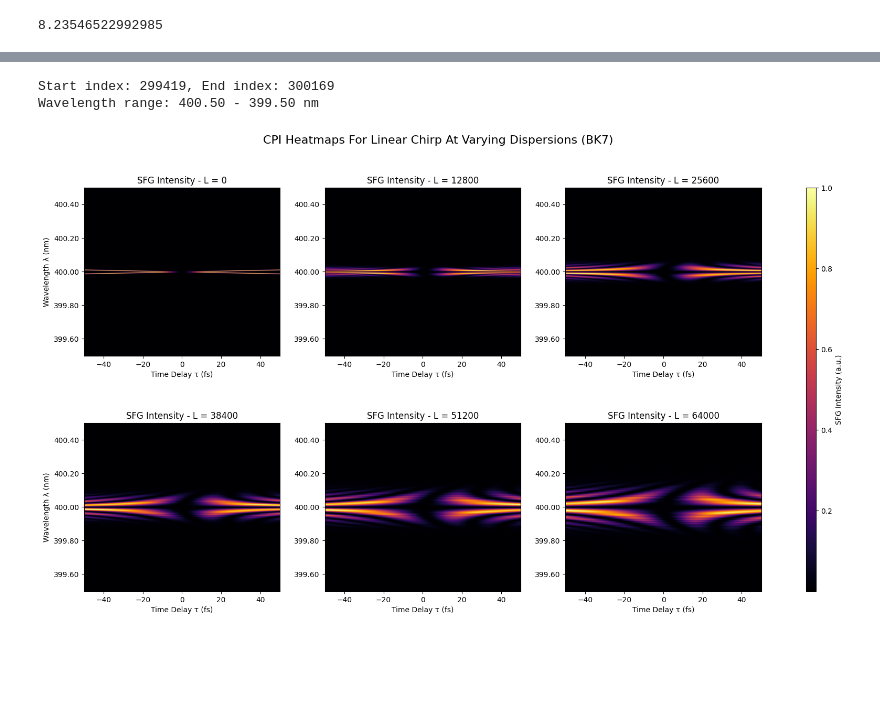
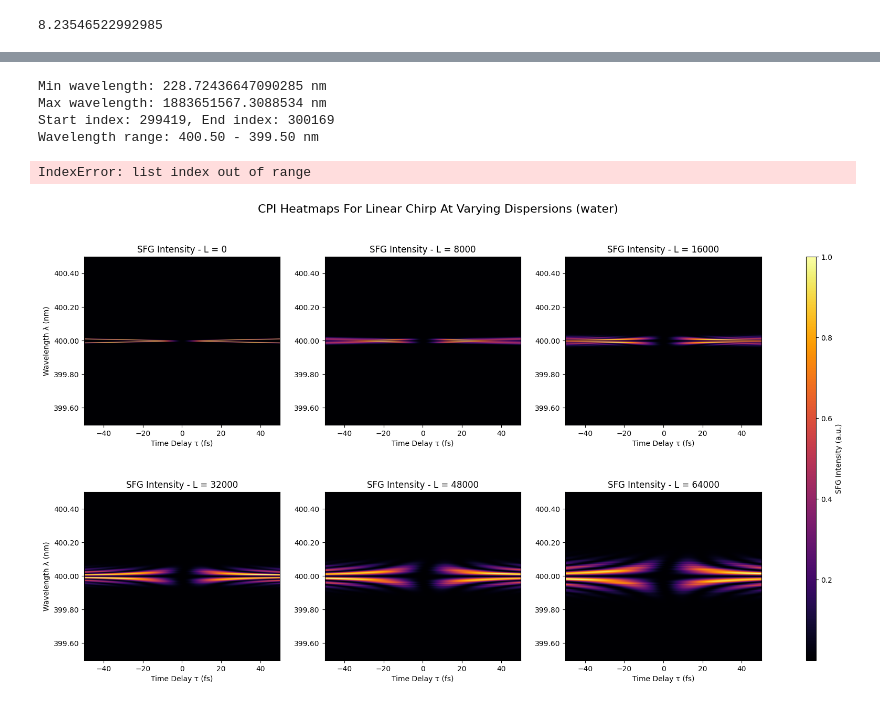
Before and after one commit to unaa-r/CPI_Project, a Jupyter notebook: updated_phi.ipynb, the cells around one changed output, grey strips where cells are left out. Cells and saved outputs as stored; diff of their text form; code cells hidden in the pictures; blank space fills up the shorter version.

Commit message:
fixd water

```diff
--- a/updated_phi.ipynb
+++ b/updated_phi.ipynb
@@ -103,7 +103,6 @@ def Esampler(Ec, Ea, phi):
     return (Ec - Ea)*np.exp(1j*phi)
 
 #need to calculate these in frequency domain, then ifft into time domain
-
 taus = np.arange(-25, 25 + 0.5, 0.5)
 #taus = np.arange(0, 200 + 0.5, 0.5)
 
@@ -111,16 +110,15 @@ def CPI(Ec, Ea, ws, taus, phi):
     Esamp_w = Esampler(Ec, Ea, phi)
     Esamp_t = np.conj(ifft(np.conj(Esamp_w), norm = 'ortho'))
 
-    SFG_data = []
+    SFG_data = np.empty((len(taus), len(ws)))
 
-    for tau in taus:
+    for i, tau in enumerate(taus):
         Eref_w = Ereffer(Ec, Ea, ws, tau)
         Esfg_t = np.conj(ifft(np.conj(Eref_w), norm = 'ortho'))*Esamp_t
         Esfg_w = np.conj(fft(np.conj(Esfg_t), norm = 'ortho'))
         Isfg_w = np.abs(Esfg_w)**2
-        SFG_data.append(Isfg_w)
+        SFG_data[i, :] = Isfg_w
 
-    SFG_data = np.array(SFG_data)
     return SFG_data
 # %%
 '''
@@ -169,7 +218,12 @@ start = 299753
 end = 299833
 
 # --- Generate wavelength axis ---
-wavelengths = 2 * np.pi * c * 1e9 / (ws * 1e15)
+#wavelengths = 2 * np.pi * c * 1e9 / (ws * 1e15)
+c_fs_nm = 299792458 * 1e9 / 1e15  # ≈ 0.299792458 nm/fs
+wavelengths = 2 * np.pi * c_fs_nm / ws
+
+print(f"Min wavelength: {wavelengths.min()} nm")
+print(f"Max wavelength: {wavelengths.max()} nm")
 
 # Find indices where wavelength is within the desired range
 matching_indices = np.where((wavelengths >= 399.5) & (wavelengths <= 400.5))[0]
@@ -183,31 +237,43 @@ if len(matching_indices) > 0:
 else:
     print("No wavelengths in the specified range.")
 
-Ls = [0, 12800, 25600, 38400, 51200, 64000]
-titles = ['L = 0', 'L = 12800', 'L = 25600', 'L = 38400', 'L = 51200', 'L = 64000']
-super_taus = np.arange(-50, 50+0.5, 0.5)
+Ls = [0,8000 , 16000, 32000, 48000, 64000]
+titles = [f'L = {Ls[0]}', f'L = {Ls[1]}', f'L = {Ls[2]}', f'L = {Ls[3]}', f'L = {Ls[4]}', f'L = {Ls[5]}']
 taus = np.arange(-50, 50+0.5, 0.5)
 
 lin_CPIs = []
 erf_CPIs = []
 superf_CPIs = []
 
+bandwidth = 4*np.log2(2)/fwhm
+tot_taus = []
 
-for L in Ls:
-    lin_cpi_full = CPI(Ec_lin, Ea_lin, ws, taus,  BK7_eps*L)
+for i, L in enumerate(Ls):
+    #tau_shift = k_double_deriv*bandwidth*L
+    #tot_taus.append(np.arange(-50 + tau_shift, 50+0.5 + tau_shift, 0.5))
+
+    lin_cpi_full = CPI(Ec_lin, Ea_lin, ws, taus, water_eps*L)
     lin_cpi = lin_cpi_full[:, start:end]
     lin_CPIs.append(lin_cpi/np.max(lin_cpi))
 
-    erf_cpi_full = CPI(Ec_erf, Ea_erf, ws, taus,  BK7_eps*L)
+    '''
+    erf_cpi_full = CPI(Ec_erf, Ea_erf, ws, taus,  water_eps*L)
     erf_cpi = erf_cpi_full[:, start:end]
     erf_CPIs.append(erf_cpi/np.max(erf_cpi))
 
-    superf_cpi_full = CPI(Ec_superf, Ea_superf, ws, taus,  BK7_eps*L)
+    superf_cpi_full = CPI(Ec_superf, Ea_superf, ws, taus,  water_eps*L)
     superf_cpi = superf_cpi_full[:, start:end]
     superf_CPIs.append(superf_cpi/np.max(superf_cpi))
+    '''
 # %% [output]
+Min wavelength: 228.72436647090285 nm
+Max wavelength: 1883651567.3088534 nm
 Start index: 299419, End index: 300169
 Wavelength range: 400.50 - 399.50 nm
+# %%
+print(tot_taus[5][0])
+# %% [output]
+IndexError: list index out of range
 # %%
 
 # --- Set up figure with GridSpec (2 rows x 3 columns + colorbar) ---
@@ -215,37 +281,41 @@ fig = plt.figure(figsize=(18, 10))
 gs = gridspec.GridSpec(2, 4, width_ratios=[1, 1, 1, 0.05], height_ratios=[1, 1], wspace=0.3, hspace=0.4)
 
 # Create 6 subplots in the 3x2 grid (rows 0 and 1, columns 0-2)
 axes = [fig.add_subplot(gs[i, j]) for i in range(2) for j in range(3)]
-
-extent = [taus[0], taus[-1], wavelengths[end], wavelengths[start]]
+#axes = [fig.add_subplot(gs[i]) for i in range(2) for j in range(3)]
+#taus = np.arange(-50, 50+0.5, 0.5)
+#extent = [taus[0], taus[-1], wavelengths[end], wavelengths[start]]
 
 # --- Plot heatmaps ---
 for ax, data, title in zip(axes, lin_CPIs, titles):
+
+    extent = [taus[0], taus[-1], wavelengths[end], wavelengths[start]]
+
     im = ax.imshow(
         #data[:, start:end].T,
         data.T,
         extent=extent,
         origin='lower',
         aspect='auto',
         cmap='inferno'
     )
     ax.set_xlabel('Time Delay τ (fs)')
     ax.set_title(f'SFG Intensity - {title}')
     ax.yaxis.set_major_formatter(ticker.FormatStrFormatter('%.2f'))
 
 # Label the first plot in each row
 axes[0].set_ylabel('Wavelength λ (nm)')
 axes[3].set_ylabel('Wavelength λ (nm)')
 
 # --- Add colorbar in its own column (on the right) ---
 cbar_ax = fig.add_subplot(gs[:, 3])  # spans both rows
 fig.colorbar(im, cax=cbar_ax, label='SFG Intensity (a.u.)')
 
-fig.suptitle("CPI Heatmaps For Linear Chirp At Varying Dispersions (BK7)", fontsize=16)
+fig.suptitle("CPI Heatmaps For Linear Chirp At Varying Dispersions (water)", fontsize=16)
 plt.tight_layout(rect=[0, 0, 0.96, 0.96])  # leave room for colorbar and title
 plt.show()
 # %% [output]
-[figure, old version]
+[figure, new version]
 # %%
 from scipy.optimize import least_squares
 
```
Also changed, not shown: parts of 11 cells of this notebook, 8 other files.
